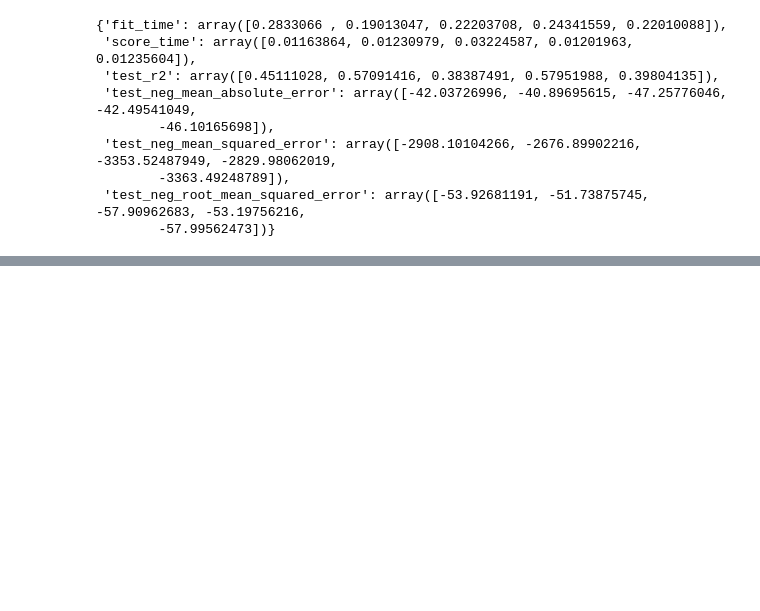
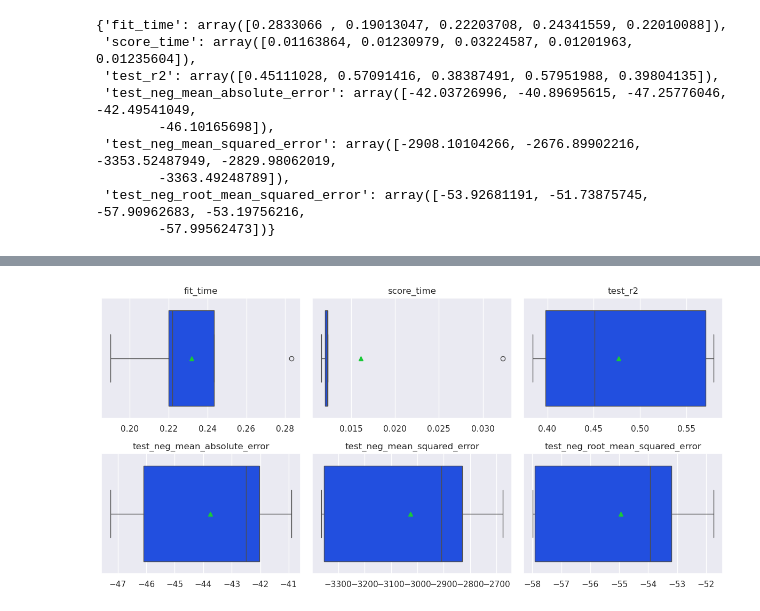
Before and after one commit to PauloViniciusR/Modelos_regressao, a Jupyter notebook: notebooks/08_validacao_cruzada.ipynb, the cells around one changed output, grey strips where cells are left out. Cells and saved outputs as stored; diff of their text form; code cells hidden in the pictures; blank space fills up the shorter version.

```diff
--- a/notebooks/08_validacao_cruzada.ipynb
+++ b/notebooks/08_validacao_cruzada.ipynb
@@ -249,3 +249,19 @@ scores_df.describe()
 | 50% | 0.222037 | 0.012310 | 0.451110 | -42.495410 | -2908.101043 | -53.926812 |
 | 75% | 0.243416 | 0.012356 | 0.570914 | -42.037270 | -2829.980620 | -53.197562 |
 | max | 0.283307 | 0.032246 | 0.579520 | -40.896956 | -2676.899022 | -51.738757 |
+# %%
+fig, axs = plt.subplots(2, 3, figsize=(12,6))
+
+for ax, score in zip(axs.flatten(), scores.keys()):
+    sns.boxplot(
+        x=scores[score],
+        ax=ax,
+        showmeans=True,
+
+    )
+
+    ax.set_title(score)
+
+plt.tight_layout()
+# %% [output]
+[figure, added]
```
Also changed, not shown: 2 other files.
